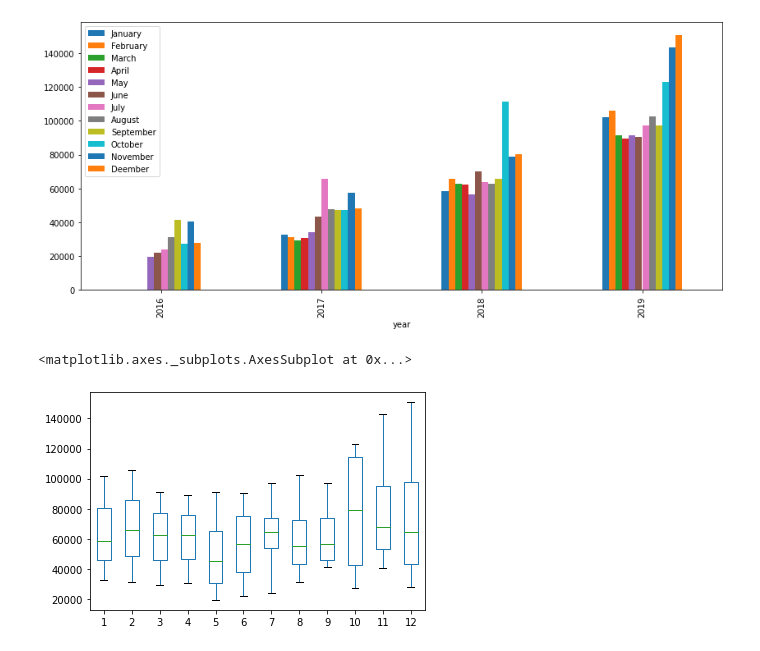
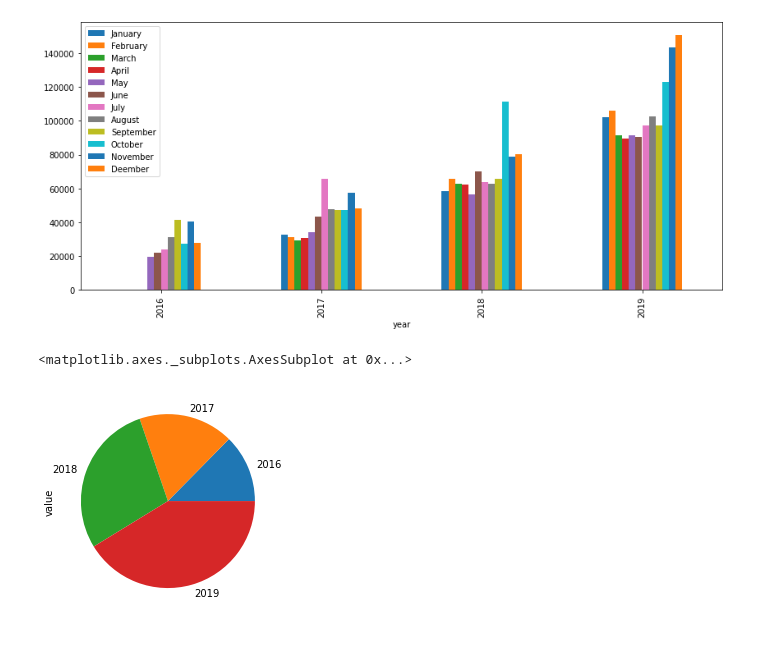
Before and after one commit to sury1999/Data-Analysis-Excercises, a Jupyter notebook: Page_time_series_visualizer.ipynb, the cells around one changed output. Saved outputs shown, nothing was run; the diff lists cells and outputs as text; code cells hidden in the pictures.

```diff
--- a/Page_time_series_visualizer.ipynb
+++ b/Page_time_series_visualizer.ipynb
@@ -126,9 +126,11 @@ plt.legend(labels=['January', 'February', 'March', 'April', 'May', 'June', 'July
 # %% [output]
 <matplotlib.legend.Legend at 0x...>
 [figure]
-# %%
-df_clean
-df_bar.plot(kind='box')
-# %% [output]
-<matplotlib.axes._subplots.AxesSubplot at 0x...>
-[figure, removed]
+# %%
+df_clean
+df_b2 = df_clean.groupby('year')['value'].mean()
+df_b3 = df_clean.groupby('month')['value'].mean()
+df_b2.plot(kind='pie')
+# %% [output]
+<matplotlib.axes._subplots.AxesSubplot at 0x...>
+[figure, added]
```
